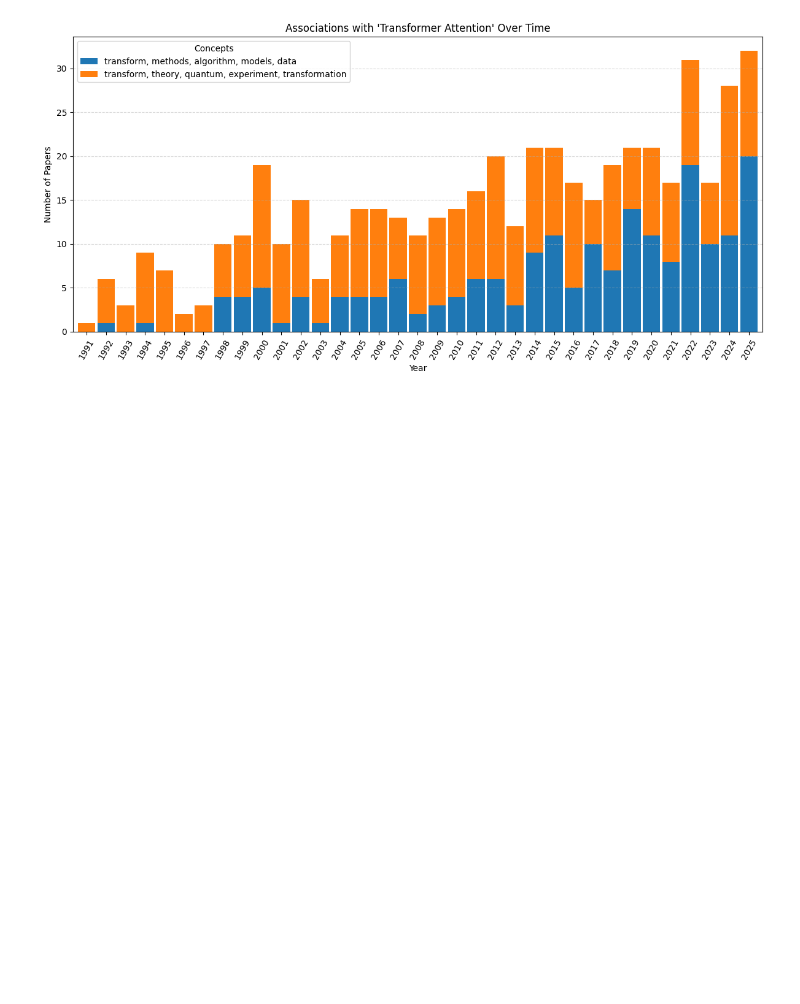
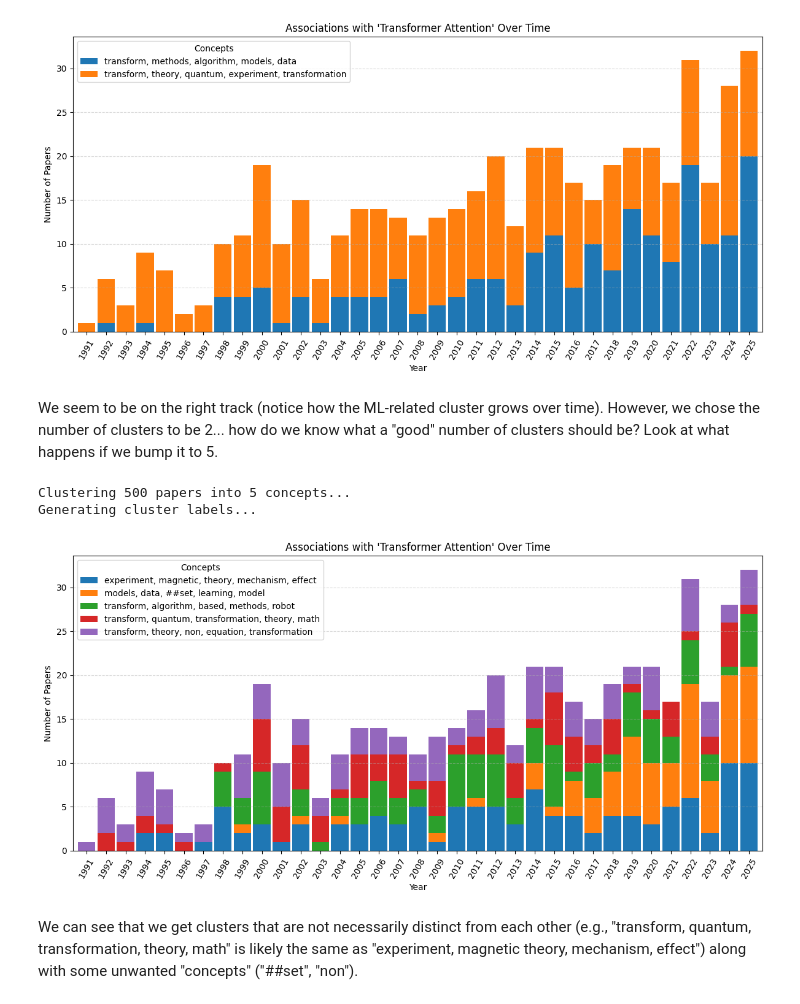
Before and after one commit to bolst/scientific-concept-evolution-tracker, a Jupyter notebook: notebooks/scet.ipynb, the cells around one changed output. Saved outputs shown, nothing was run; the diff lists cells and outputs as text; code cells hidden in the pictures; blank space fills up the shorter version.

Commit message:
scet.ipynb: add logic for finding optimal cluster count

```diff
--- a/notebooks/scet.ipynb
+++ b/notebooks/scet.ipynb
@@ -671,3 +676,14 @@ def plot_concept_shifts(df: pd.DataFrame):
 plot_concept_shifts(clustered_df)
 # %% [output]
 [figure]
+# %% [markdown]
+We seem to be on the right track (notice how the ML-related cluster grows over time). However, we chose the number of clusters to be 2... how do we know what a "good" number of clusters should be? Look at what happens if we bump it to 5.
+# %%
+more_clusters_df, _ = analyze_concept_evolution(concept_results, n_clusters = 5)
+plot_concept_shifts(more_clusters_df)
+# %% [output]
+Clustering 500 papers into 5 concepts...
+Generating cluster labels...
+[figure, added]
+# %% [markdown]
+We can see that we get clusters that are not necessarily distinct from each other (e.g., "transform, quantum, transformation, theory, math" is likely the same as "experiment, magnetic theory, mechanism, effect") along with some unwanted "concepts" ("##set", "non").
```
Also changed, not shown: parts of 4 cells of this notebook.
